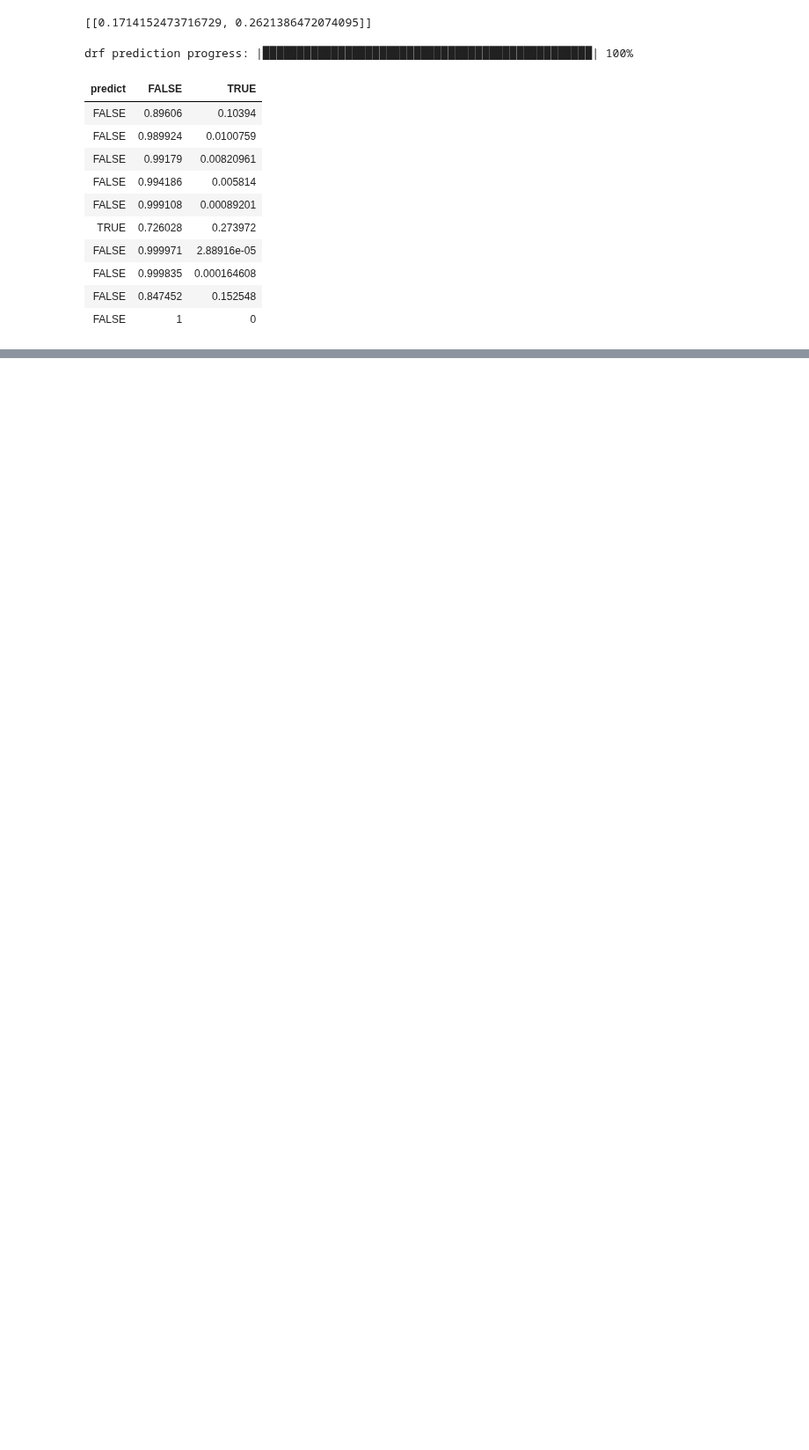
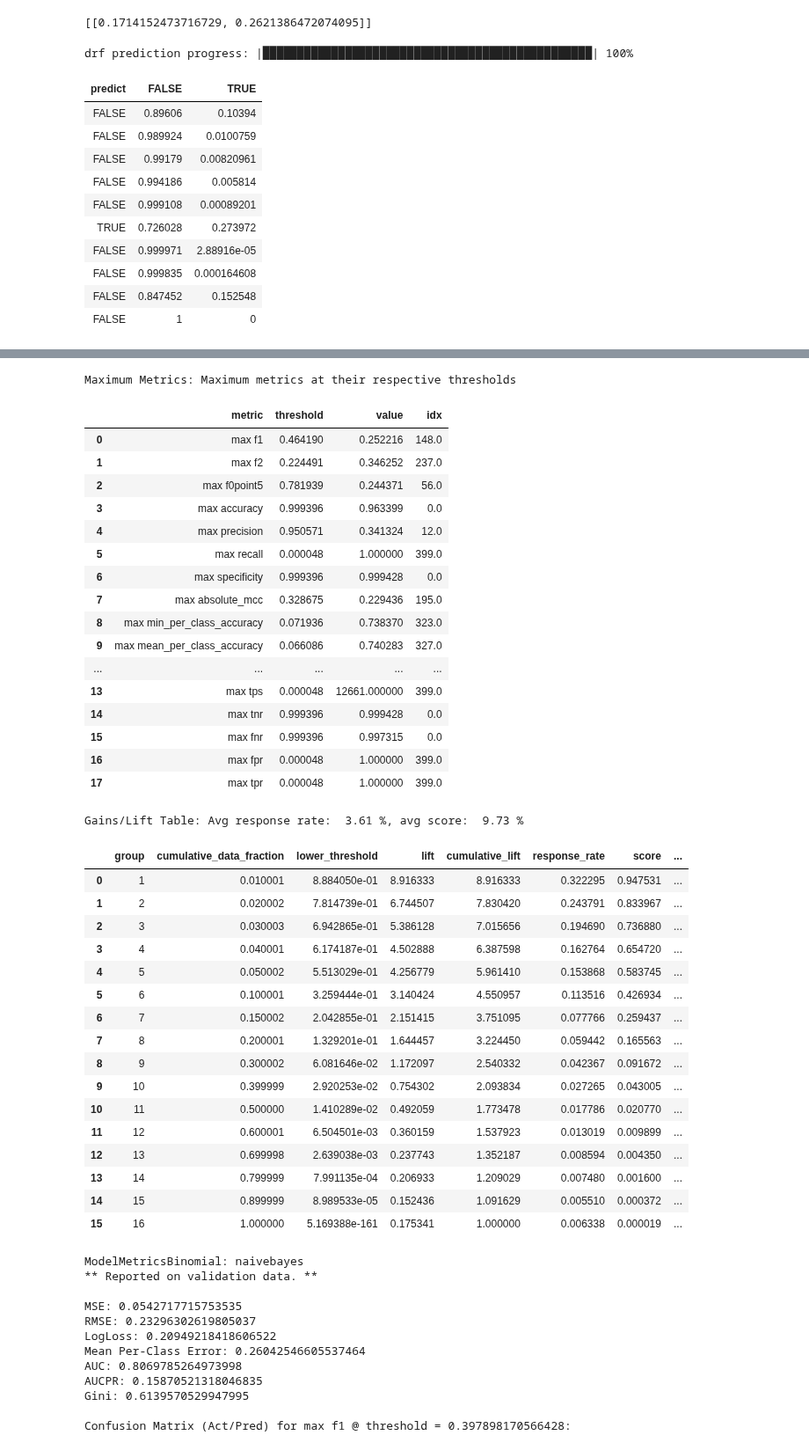
Before and after one commit to juan-ivan-NV/My-learnings, a Jupyter notebook: H2O_ai_tutorials/H2O_3_Classification.ipynb, the cells around one changed output, grey strips where cells are left out. Shown at 88% size. Cells and saved outputs as stored; diff of their text form; code cells hidden in the pictures; blank space fills up the shorter version.

Commit message:
h2o working on naive bayes model

```diff
--- a/H2O_ai_tutorials/H2O_3_Classification.ipynb
+++ b/H2O_ai_tutorials/H2O_3_Classification.ipynb
@@ -494,0 +913,6 @@ default_rf_per = rf.model_performance(valid)
+# %%
+# Build and train the model:
+pros_nb = H2ONaiveBayesEstimator(laplace=0,
+                                 nfolds=5,
+                                 seed=1234)
+%time pros_nb.train(x=x, y=y, training_frame = train, validation_frame = valid)
@@ -494,0 +923,3 @@ default_rf_per = rf.model_performance(valid)
+# %%
+pros_nb
+# %% [output]
@@ -494,0 +951,48 @@ default_rf_per = rf.model_performance(valid)
+Maximum Metrics: Maximum metrics at their respective thresholds
+|  | metric | threshold | value | idx |
+| 0 | max f1 | 0.464190 | 0.252216 | 148.0 |
+| 1 | max f2 | 0.224491 | 0.346252 | 237.0 |
+| 2 | max f0point5 | 0.781939 | 0.244371 | 56.0 |
+| 3 | max accuracy | 0.999396 | 0.963399 | 0.0 |
+| 4 | max precision | 0.950571 | 0.341324 | 12.0 |
+| 5 | max recall | 0.000048 | 1.000000 | 399.0 |
+| 6 | max specificity | 0.999396 | 0.999428 | 0.0 |
+| 7 | max absolute_mcc | 0.328675 | 0.229436 | 195.0 |
+| 8 | max min_per_class_accuracy | 0.071936 | 0.738370 | 323.0 |
+| 9 | max mean_per_class_accuracy | 0.066086 | 0.740283 | 327.0 |
+| ... | ... | ... | ... | ... |
+| 13 | max tps | 0.000048 | 12661.000000 | 399.0 |
+| 14 | max tnr | 0.999396 | 0.999428 | 0.0 |
+| 15 | max fnr | 0.999396 | 0.997315 | 0.0 |
+| 16 | max fpr | 0.000048 | 1.000000 | 399.0 |
+| 17 | max tpr | 0.000048 | 1.000000 | 399.0 |
+Gains/Lift Table: Avg response rate:  3.61 %, avg score:  9.73 %
+|  | group | cumulative_data_fraction | lower_threshold | lift | cumulative_lift | response_rate | score | ... |
+| 0 | 1 | 0.010001 | 8.884050e-01 | 8.916333 | 8.916333 | 0.322295 | 0.947531 | ... |
+| 1 | 2 | 0.020002 | 7.814739e-01 | 6.744507 | 7.830420 | 0.243791 | 0.833967 | ... |
+| 2 | 3 | 0.030003 | 6.942865e-01 | 5.386128 | 7.015656 | 0.194690 | 0.736880 | ... |
+| 3 | 4 | 0.040001 | 6.174187e-01 | 4.502888 | 6.387598 | 0.162764 | 0.654720 | ... |
+| 4 | 5 | 0.050002 | 5.513029e-01 | 4.256779 | 5.961410 | 0.153868 | 0.583745 | ... |
+| 5 | 6 | 0.100001 | 3.259444e-01 | 3.140424 | 4.550957 | 0.113516 | 0.426934 | ... |
+| 6 | 7 | 0.150002 | 2.042855e-01 | 2.151415 | 3.751095 | 0.077766 | 0.259437 | ... |
+| 7 | 8 | 0.200001 | 1.329201e-01 | 1.644457 | 3.224450 | 0.059442 | 0.165563 | ... |
+| 8 | 9 | 0.300002 | 6.081646e-02 | 1.172097 | 2.540332 | 0.042367 | 0.091672 | ... |
+| 9 | 10 | 0.399999 | 2.920253e-02 | 0.754302 | 2.093834 | 0.027265 | 0.043005 | ... |
+| 10 | 11 | 0.500000 | 1.410289e-02 | 0.492059 | 1.773478 | 0.017786 | 0.020770 | ... |
+| 11 | 12 | 0.600001 | 6.504501e-03 | 0.360159 | 1.537923 | 0.013019 | 0.009899 | ... |
+| 12 | 13 | 0.699998 | 2.639038e-03 | 0.237743 | 1.352187 | 0.008594 | 0.004350 | ... |
+| 13 | 14 | 0.799999 | 7.991135e-04 | 0.206933 | 1.209029 | 0.007480 | 0.001600 | ... |
+| 14 | 15 | 0.899999 | 8.989533e-05 | 0.152436 | 1.091629 | 0.005510 | 0.000372 | ... |
+| 15 | 16 | 1.000000 | 5.169388e-161 | 0.175341 | 1.000000 | 0.006338 | 0.000019 | ... |
+ModelMetricsBinomial: naivebayes
+** Reported on validation data. **
+
+MSE: 0.0542717715753535
+RMSE: 0.23296302619805037
+LogLoss: 0.20949218418606522
+Mean Per-Class Error: 0.26042546605537464
+AUC: 0.8069785264973998
+AUCPR: 0.15870521318046835
+Gini: 0.6139570529947995
+
+Confusion Matrix (Act/Pred) for max f1 @ threshold = 0.397898170566428:
```
Also changed, not shown: parts of 60 cells of this notebook.
